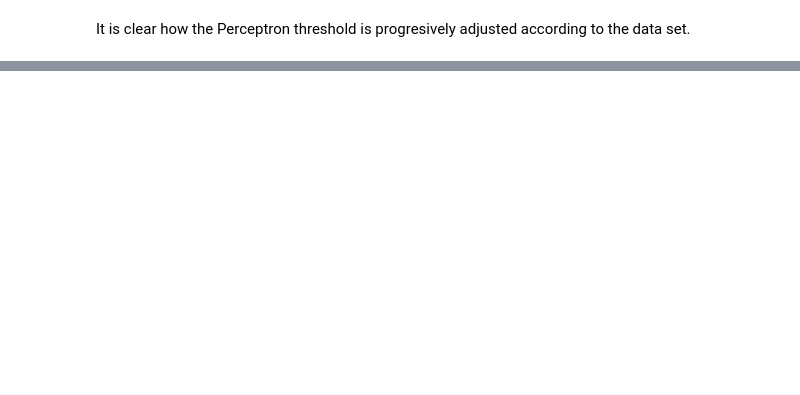
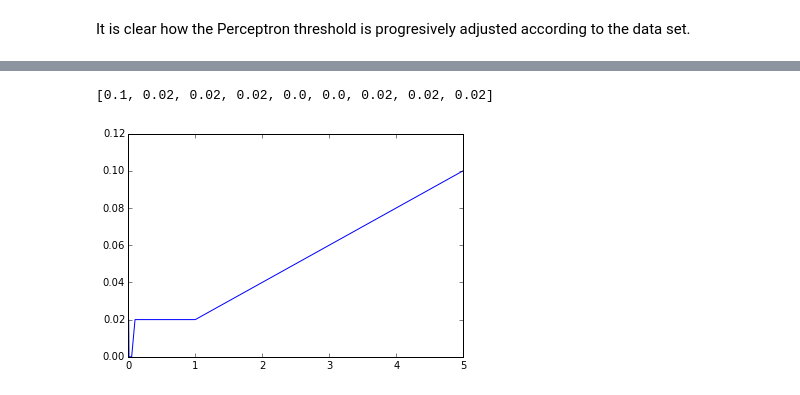
Before and after one commit to bwallace/INF-385T-applied-data-mining, a Jupyter notebook: lecture4-classification/perceptron/perceptron.ipynb, the cells around one changed output, grey strips where cells are left out. Saved outputs shown, nothing was run; the diff lists cells and outputs as text; code cells hidden in the pictures; blank space fills up the shorter version.

```diff
--- a/lecture4-classification/perceptron/perceptron.ipynb
+++ b/lecture4-classification/perceptron/perceptron.ipynb
@@ -223,0 +226,20 @@ It is clear how the Perceptron threshold is progresively adjusted according to t
+# %%
+def calc_error(perceptron, data):
+    X = data[['$x_1$', '$x_2$']].values
+    y = data.y
+    preds = [perceptron.propagate(X[i]) for i in range(X.shape[0])]
+    err = sum([int(preds[i] != y[i]) for i in range(X.shape[0])])
+    return err / X.shape[0]
+# %%
+alphas = [5, 1, .5, .1, .05, .01, .005, .001, .0001]
+errors = []
+for alpha in alphas:
+    perceptron = Perceptron([0.1,-0.1], alpha)
+    for _ in range(5):
+        learn_data(perceptron, data)
+    errors.append(calc_error(perceptron, data))
+print(errors)
+plt.plot(alphas, errors);
+# %% [output]
+[0.1, 0.02, 0.02, 0.02, 0.0, 0.0, 0.02, 0.02, 0.02]
+[figure, added]
```
Also changed, not shown: parts of 12 cells of this notebook.
